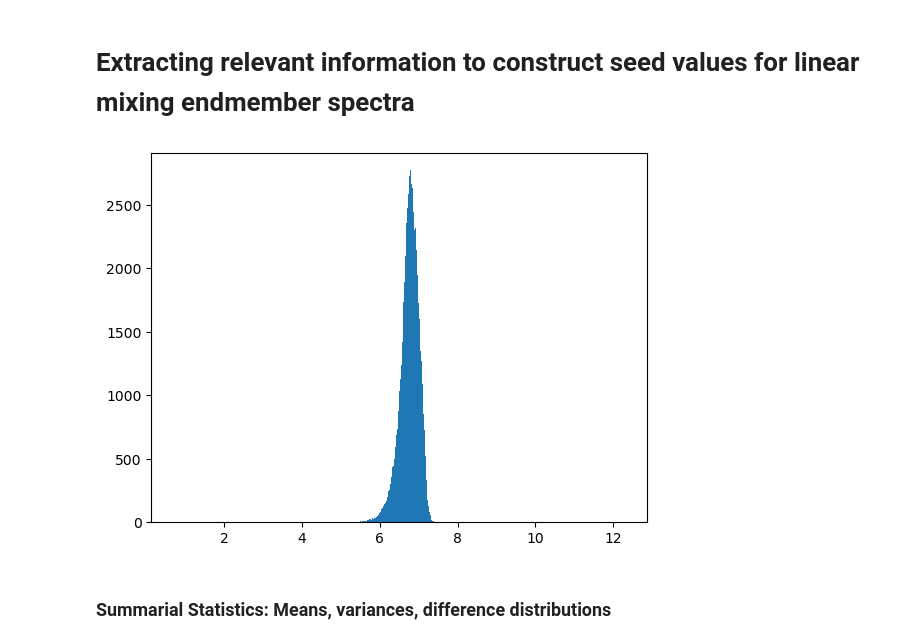
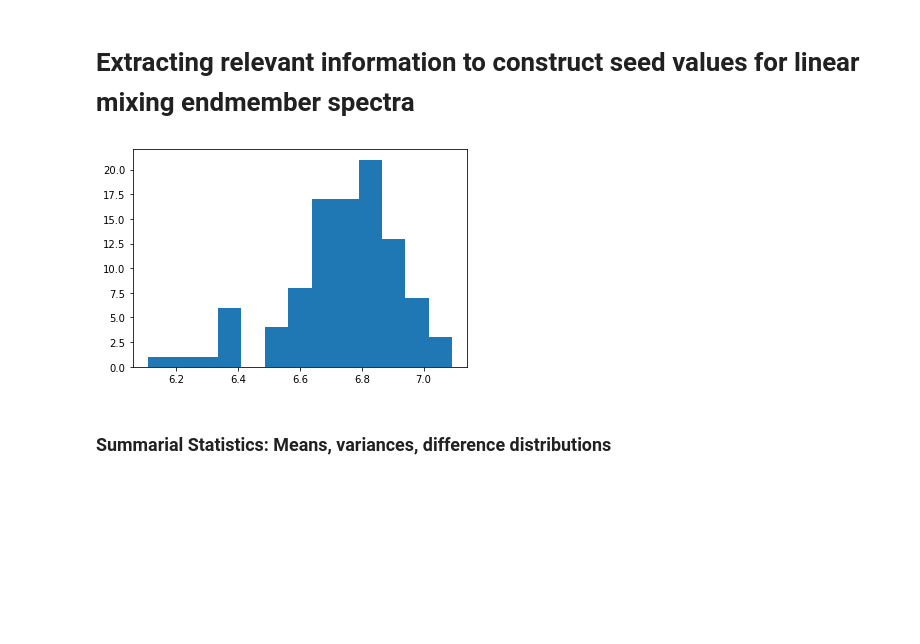
Before and after one commit to jmortan/RaCA-SOC-a-spectrum-analysis, a Jupyter notebook: RaCA-SOC-a/run-RaCA-SOC-a.ipynb, the cells around one changed output. Cells and saved outputs as stored; diff of their text form; code cells hidden in the pictures; blank space fills up the shorter version.

```diff
--- a/RaCA-SOC-a/run-RaCA-SOC-a.ipynb
+++ b/RaCA-SOC-a/run-RaCA-SOC-a.ipynb
@@ -6,5 +15,5 @@ from matplotlib import pyplot as plt
 # %%
-data = np.loadtxt("../data/RaCA-spectra-raw.txt",
+data = np.loadtxt("../data/RaCA-spectra-first100.csv",
                  delimiter=",", dtype=str)
 # %%
 data[0,2152:]
@@ -18,10 +27,9 @@ sample_socsd = data[1:,2163].astype('float32')
 # %%
 I = data[1:,1:2152].astype('float32')
 plt.hist(np.log(np.sum(I,axis=1)),bins='auto');
-I = (I.T/np.sum(I,axis=1)).T
 XF = np.array([x for x in range(350,2501)]);
 # %% [output]
-[figure, old version]
+[figure, new version]
 # %% [markdown]
 ### Summarial Statistics: Means, variances, difference distributions
 # %%
```
Also changed, not shown: parts of 31 cells of this notebook, 2 other files.
